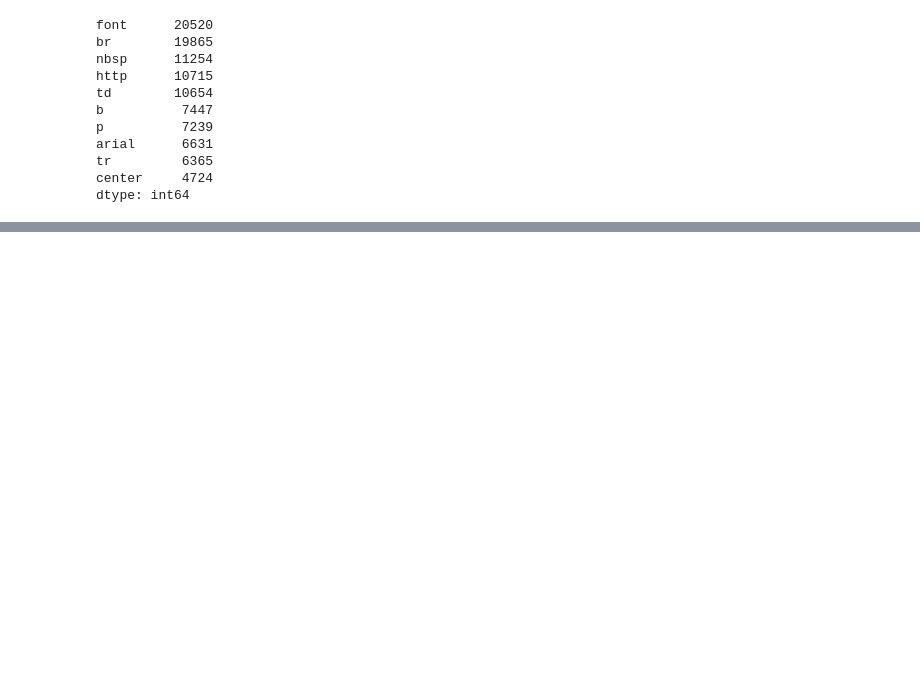
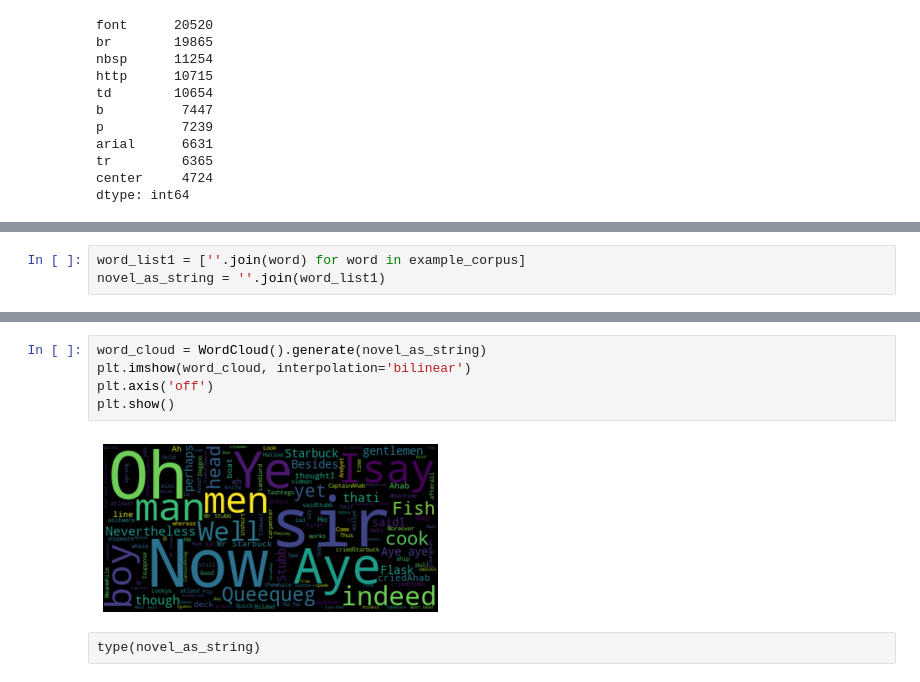
Before and after one commit to abduljalil077/MLProjects, a Jupyter notebook: 06 Bayes Classifier.ipynb, the cells around one changed output, grey strips where cells are left out. Saved outputs shown, nothing was run; the diff lists cells and outputs as text; blank space fills up the shorter version.

```diff
--- a/06 Bayes Classifier.ipynb
+++ b/06 Bayes Classifier.ipynb
@@ -660,0 +692,3 @@ dtype: int64
+# %%
+word_list1 = [''.join(word) for word in example_corpus]
+novel_as_string = ''.join(word_list1)
@@ -660,0 +700,9 @@ dtype: int64
+# %%
+word_cloud = WordCloud().generate(novel_as_string)
+plt.imshow(word_cloud, interpolation='bilinear')
+plt.axis('off')
+plt.show()
+# %% [output]
+[figure, added]
+# %% [raw]
+type(novel_as_string)
```
Also changed, not shown: parts of 13 cells of this notebook.
